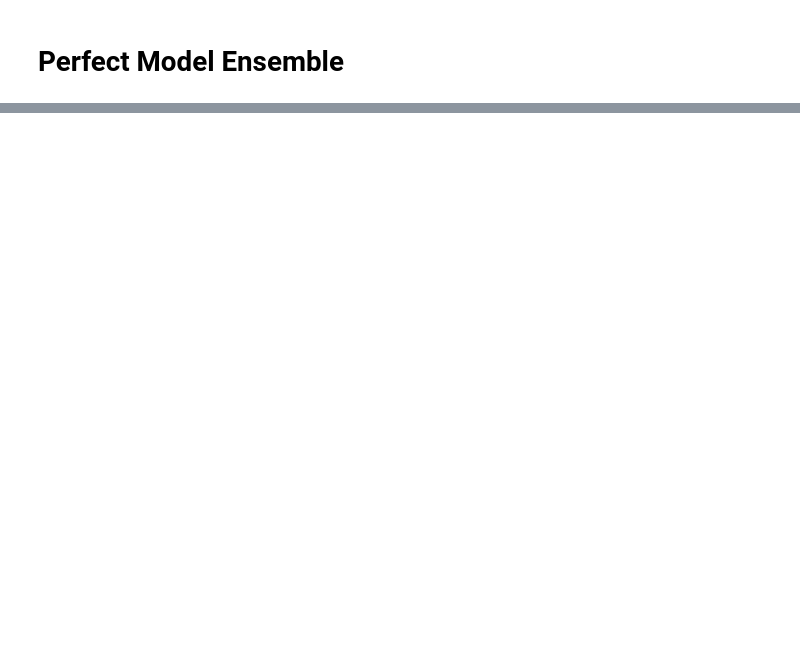
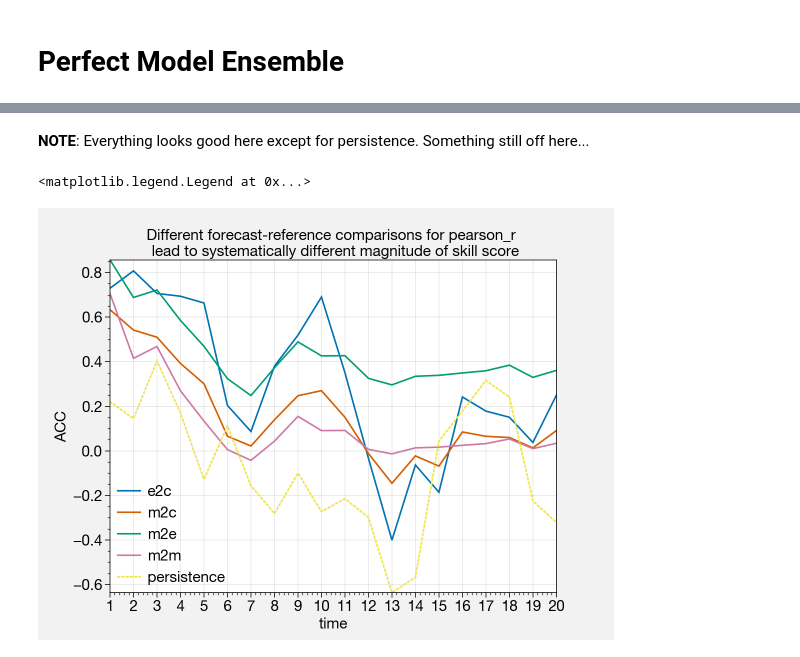
Before and after one commit to ahuang11/climpred, a Jupyter notebook: notebooks/object_oriented_demo.ipynb, the cells around one changed output, grey strips where cells are left out. Drawn from its saved outputs; the diff is of its cells as text; code cells hidden in the pictures; blank space fills up the shorter version.

```diff
--- a/notebooks/object_oriented_demo.ipynb
+++ b/notebooks/object_oriented_demo.ipynb
@@ -225,0 +273,15 @@ f.bottompanel.legend([p1, p2])
+# %% [markdown]
+**NOTE**: Everything looks good here except for persistence. Something still off here...
+# %%
+plot.rc.small = 12
+plot.rc.large = 12
+for c in ['e2c','m2c','m2e','m2m']:
+    pm.compute_skill(comparison=c).tos.plot(label=c)
+pm.compute_persistence(nlags=20).tos.plot(label='persistence', ls=':')
+plt.ylabel('ACC')
+plt.xticks(np.arange(1,21))
+plt.title('Different forecast-reference comparisons for pearson_r \n lead to systematically different magnitude of skill score')
+plt.legend()
+# %% [output]
+<matplotlib.legend.Legend at 0x...>
+[figure, added]
```
Also changed, not shown: parts of 15 cells of this notebook.
